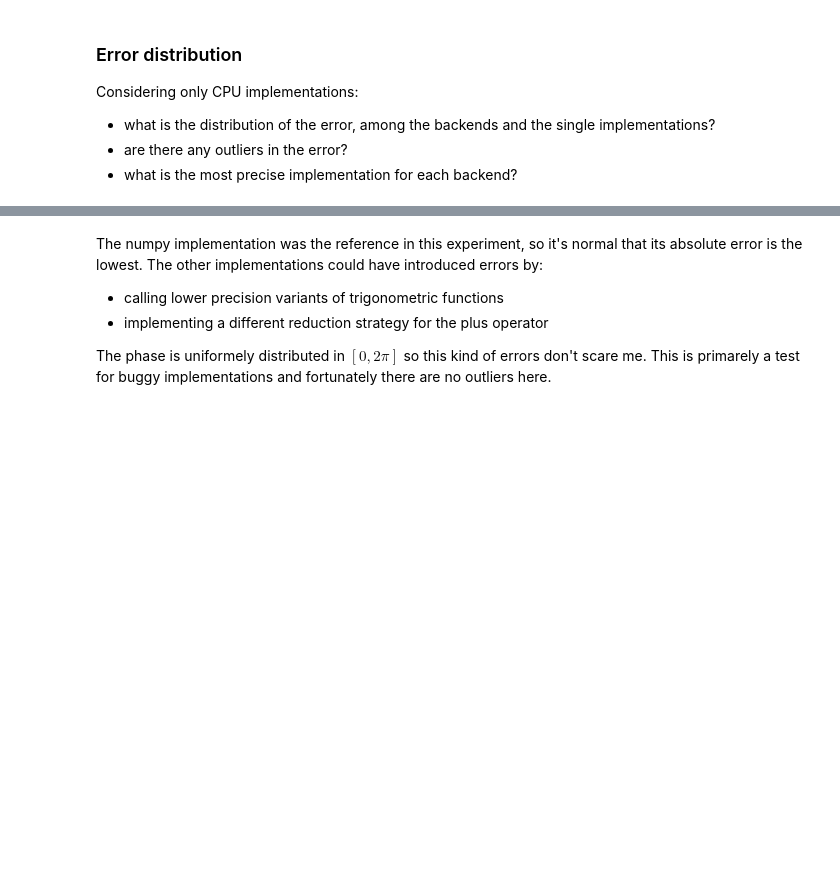
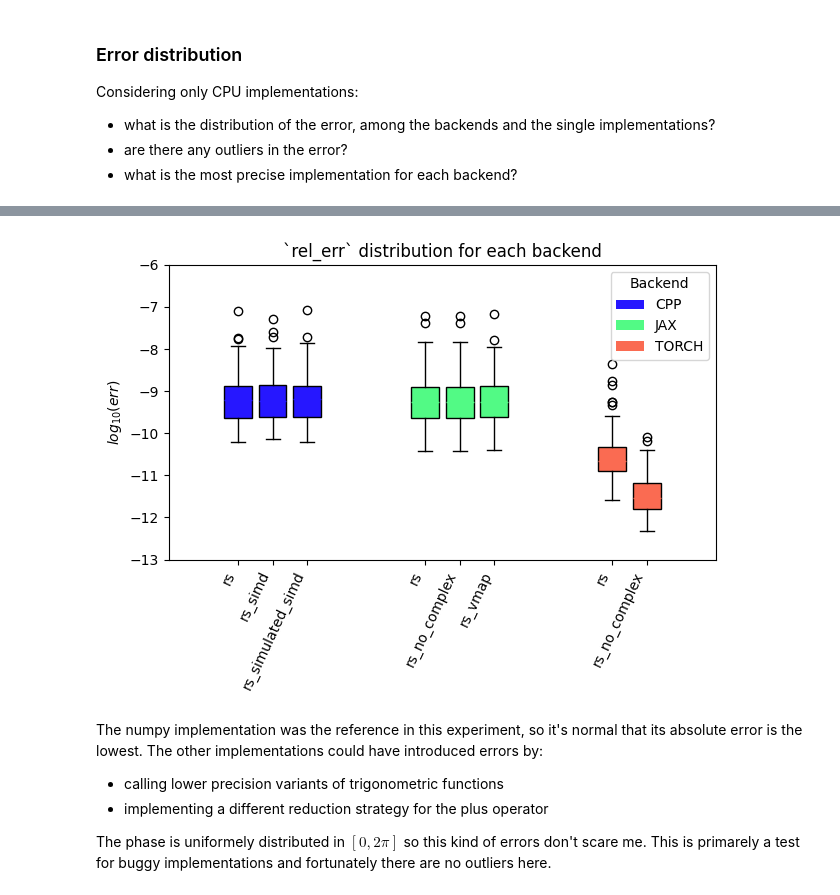
Before and after one commit to FattiMei/slm-porting, a Jupyter notebook: analysis/verification.ipynb, the cells around one changed output, grey strips where cells are left out. Saved outputs shown, nothing was run; the diff lists cells and outputs as text; code cells hidden in the pictures; blank space fills up the shorter version.

```diff
--- a/analysis/verification.ipynb
+++ b/analysis/verification.ipynb
@@ -312,3 +335,13 @@ plt.show()
+# %%
+grouped_boxplot(
+    grouped_by_backend_without_numpy,
+    column = 'rel_err',
+    ylabel = '$log_{10}(err)$',
+    ylim=(-13.0,-6.0),
+    fn=np.log10
+)
+# %% [output]
+[figure, added]
 # %% [markdown]
 The numpy implementation was the reference in this experiment, so it's normal that its absolute error is the lowest. The other implementations could have introduced errors by:
   * calling lower precision variants of trigonometric functions
```
Also changed, not shown: parts of 29 cells of this notebook.
